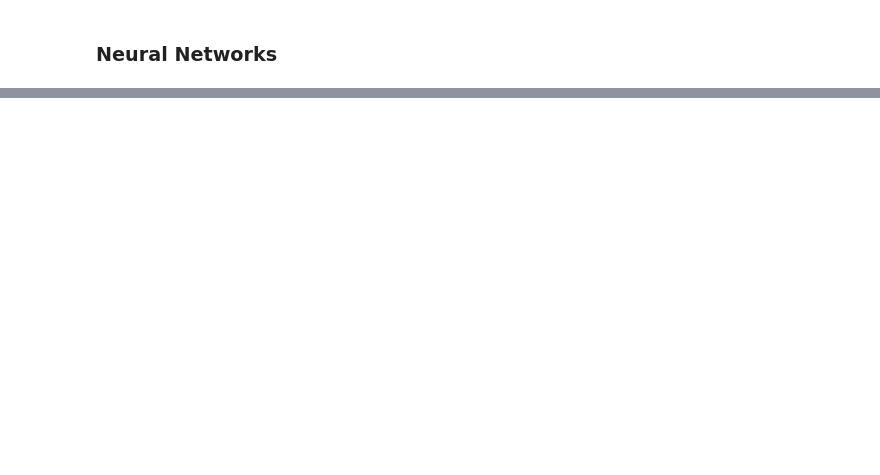
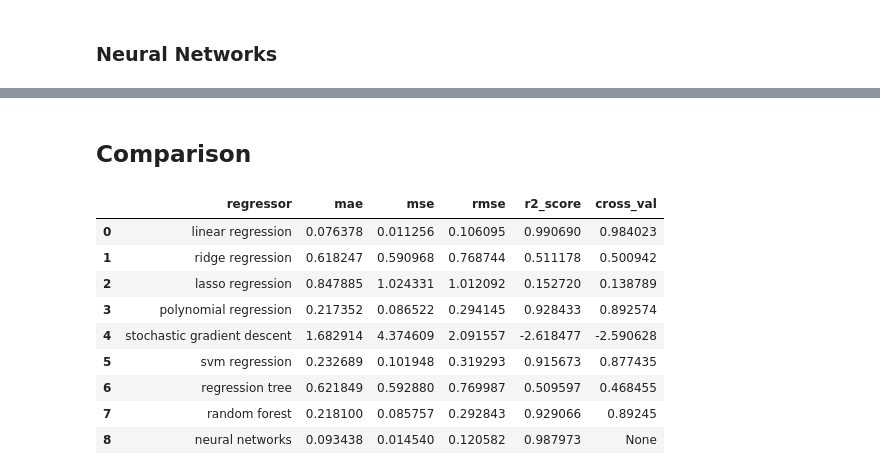
Before and after one commit to gabis96/ML-models-comparison, a Jupyter notebook: notebooks/4.regression_models.ipynb, the cells around one changed output, grey strips where cells are left out. Cells and saved outputs as stored; diff of their text form; code cells hidden in the pictures; blank space fills up the shorter version.

```diff
--- a/notebooks/4.regression_models.ipynb
+++ b/notebooks/4.regression_models.ipynb
@@ -219,5 +261,7 @@ svm_regression.fit(X_train, y_train)
 
 # evaluate
 test_pred = svm_regression.predict(X_test)
-evaluate(svm_regression, y_test, test_pred)
+scores = evaluate("svm regression", svm_regression, X, y, y_test, test_pred)
+score_df = score_df.append(scores, ignore_index=True)
+scores
 # %% [output]
@@ -240,5 +285,7 @@ regression_tree.fit(X_train, y_train)
 
 # evaluate
 test_pred = regression_tree.predict(X_test)
-evaluate(regression_tree, y_test, test_pred)
+scores = evaluate("regression tree", regression_tree, X, y, y_test, test_pred)
+score_df = score_df.append(scores, ignore_index=True)
+scores
 # %% [output]
@@ -261,5 +309,7 @@ randforest_regression.fit(X_train, y_train)
 
 # evaluate
 test_pred = randforest_regression.predict(X_test)
-evaluate(randforest_regression, y_test, test_pred)
+scores = evaluate("random forest", randforest_regression, X, y, y_test, test_pred)
+score_df = score_df.append(scores, ignore_index=True)
+scores
 # %% [output]
@@ -284,11 +335,6 @@ X = df2.drop('Happiness Score', axis=1)
 y = df2['Happiness Score']
 X_train, X_test, y_train, y_test = train_test_split(X, y, test_size=0.3, random_state=42)
 
-# X_train = np.array(X_train).astype('float32')
-# X_test = np.array(X_test).astype('float32')
-# y_train = np.array(y_train).astype('float32')
-# y_test = np.array(y_test).astype('float32')
-# x = np.asarray(x)
 nn = Sequential()
 
 nn.add(Dense(X_train.shape[1], activation='relu'))
@@ -313,5 +359,7 @@ r = nn.fit(X_train, y_train,
               epochs=100)
 
 test_pred = nn.predict(X_test)
-evaluate(nn, y_test, test_pred)
+scores = evaluate("neural networks", nn, X, y, y_test, test_pred, cv=False)
+score_df = score_df.append(scores, ignore_index=True,)
+scores
 # %% [output]
@@ -347,0 +389,15 @@ TypeError: If no scoring is specified, the estimator passed should have a 'score
+# %% [markdown]
+## Comparison
+# %%
+score_df
+# %% [output]
+|  | regressor | mae | mse | rmse | r2_score | cross_val |
+| 0 | linear regression | 0.076378 | 0.011256 | 0.106095 | 0.990690 | 0.984023 |
+| 1 | ridge regression | 0.618247 | 0.590968 | 0.768744 | 0.511178 | 0.500942 |
+| 2 | lasso regression | 0.847885 | 1.024331 | 1.012092 | 0.152720 | 0.138789 |
+| 3 | polynomial regression | 0.217352 | 0.086522 | 0.294145 | 0.928433 | 0.892574 |
+| 4 | stochastic gradient descent | 1.682914 | 4.374609 | 2.091557 | -2.618477 | -2.590628 |
+| 5 | svm regression | 0.232689 | 0.101948 | 0.319293 | 0.915673 | 0.877435 |
+| 6 | regression tree | 0.621849 | 0.592880 | 0.769987 | 0.509597 | 0.468455 |
+| 7 | random forest | 0.218100 | 0.085757 | 0.292843 | 0.929066 | 0.89245 |
+| 8 | neural networks | 0.093438 | 0.014540 | 0.120582 | 0.987973 | None |
```
Also changed, not shown: parts of 23 cells of this notebook, 8 other files.
